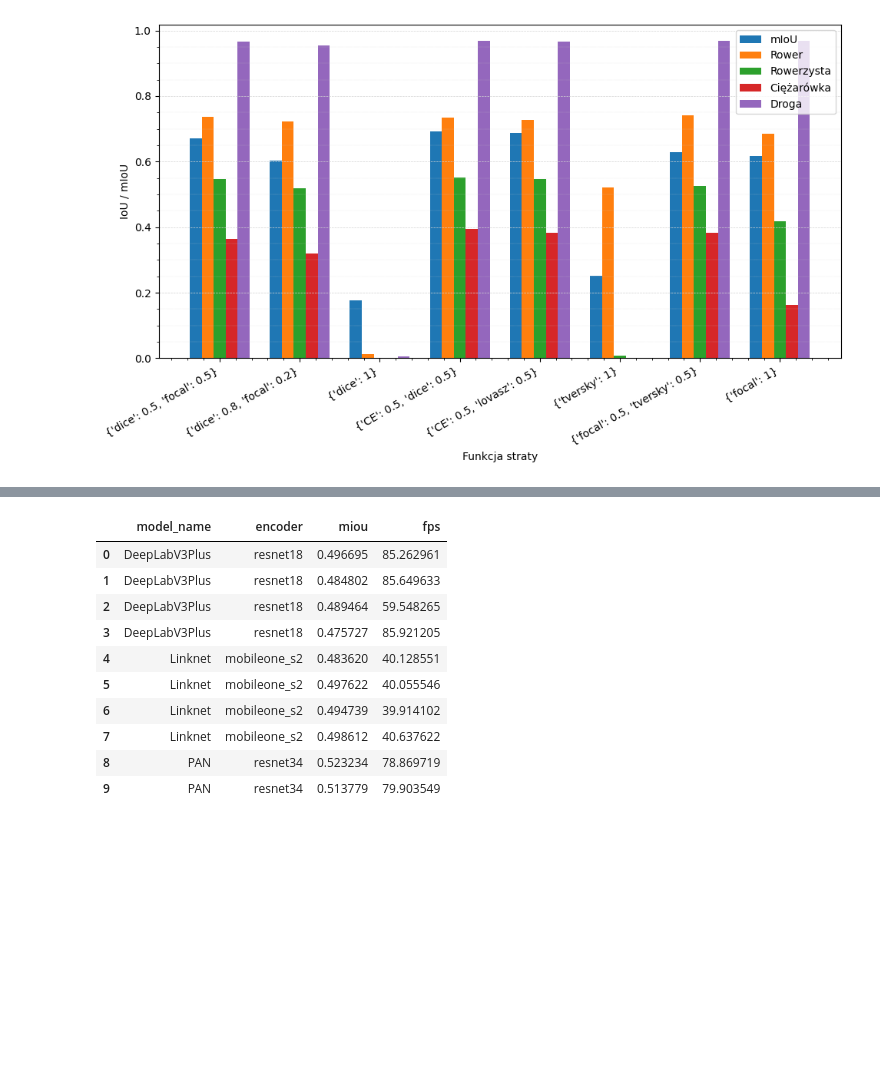
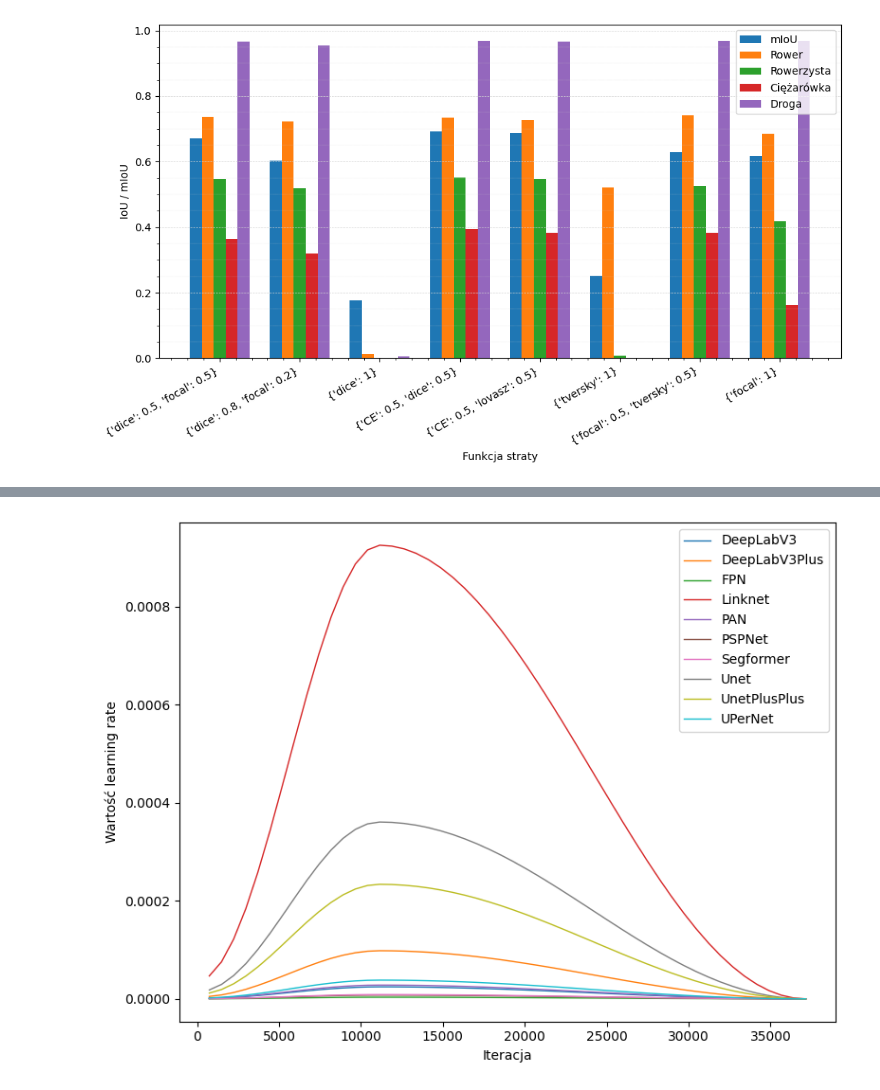
Before and after one commit to prax19/masters-project, a Jupyter notebook: visualisations.ipynb, the cells around one changed output, grey strips where cells are left out. Cells and saved outputs as stored; diff of their text form; code cells hidden in the pictures; blank space fills up the shorter version.

```diff
--- a/visualisations.ipynb
+++ b/visualisations.ipynb
@@ -530,97 +347,31 @@ plt.show()
-# %%
-import pandas as pd
-import glob
-import os
-
-# Listy na dane
-model_names   = []
-encoder_names = []
-miou_vals     = []
-fps_vals      = []
-
-# BEZ ZMIAN: wczytywanie plików i metryk
-root_dir  = '.\\logs'
-arch_dirs = glob.glob(os.path.join(root_dir, '*'))
-
-for arch_dir in arch_dirs:
-    metrics_files = get_metric_files(arch_dir)
-    for file in metrics_files:
-        metrics  = get_metrics(file[0])
-        metadata = get_metadata(file[1])
-
-        if metadata is None:
-            continue
-
-        if metrics is None:
-            continue
-
-        # BEZ ZMIAN: wyciąganie encoder i nazwy modelu
-        name = metadata.get('encoder', 'unknown')
-        arch = metadata.get('name', os.path.basename(arch_dir))
-
-        # BEZ ZMIAN: wyciąganie FPS
-        fps = metadata.get('benchmark', {}).get('fps', None)
-        if fps is None:
-            continue
-
-        # BEZ ZMIAN: wyciąganie mIoU
-        if 'val_miou_dataset' not in metrics.columns:
-            continue
-        miou = metrics['val_miou_dataset'].tail(5).mean()
-
-        # Dodajemy do list
-        model_names.append(arch)
-        encoder_names.append(name)
-        miou_vals.append(miou)
-        fps_vals.append(fps)
-
-# Tworzymy DataFrame
-df = pd.DataFrame({
-    'model_name': model_names,
-    'encoder': encoder_names,
-    'miou': miou_vals,
-    'fps': fps_vals
-})
-
-df
-# %% [output]
-|  | model_name | encoder | miou | fps |
-| 0 | DeepLabV3Plus | resnet18 | 0.496695 | 85.262961 |
-| 1 | DeepLabV3Plus | resnet18 | 0.484802 | 85.649633 |
-| 2 | DeepLabV3Plus | resnet18 | 0.489464 | 59.548265 |
-| 3 | DeepLabV3Plus | resnet18 | 0.475727 | 85.921205 |
-| 4 | Linknet | mobileone_s2 | 0.483620 | 40.128551 |
-| 5 | Linknet | mobileone_s2 | 0.497622 | 40.055546 |
-| 6 | Linknet | mobileone_s2 | 0.494739 | 39.914102 |
-| 7 | Linknet | mobileone_s2 | 0.498612 | 40.637622 |
-| 8 | PAN | resnet34 | 0.523234 | 78.869719 |
-| 9 | PAN | resnet34 | 0.513779 | 79.903549 |
 # %%
 root_dir  = '.\\checkpoints\\modern\\stage1'
 arch_dirs = glob.glob(os.path.join(root_dir, '*'))
 
 fig, (ax1) = plt.subplots(1, 1, figsize=(8, 6))
 
 # Iteracja po architekturach i plikach metryk
 for arch_dir in arch_dirs:
     metrics_files = get_metric_files(arch_dir)
     for file in metrics_files:
         metrics = get_metrics(file[0])
         metadata = get_metadata(file[1])
 
         name = metadata.get('name', os.path.basename(arch_dir))
 
         if name == 'MAnet':
             continue
 
         # Rysowanie krzywych
-        ax1.plot(metrics['step'], metrics['lr'], label=name)
+        ax1.plot(metrics['step'], metrics['lr'], label=name, linewidth=1)
 
 # Konfiguracja wykresu strat (a)
 ax1.set_xlabel('Iteracja')
 ax1.set_ylabel('Wartość learning rate')
 ax1.legend()
 # Podpis (a) na dole
 
 fig.tight_layout()
-plt.show()
+plt.savefig(f'images\chapter03\lr_plot.png', dpi=150, bbox_inches='tight')
+# %% [output]
+[figure, added]
```
Also changed, not shown: parts of 22 cells of this notebook, 2 other files.
